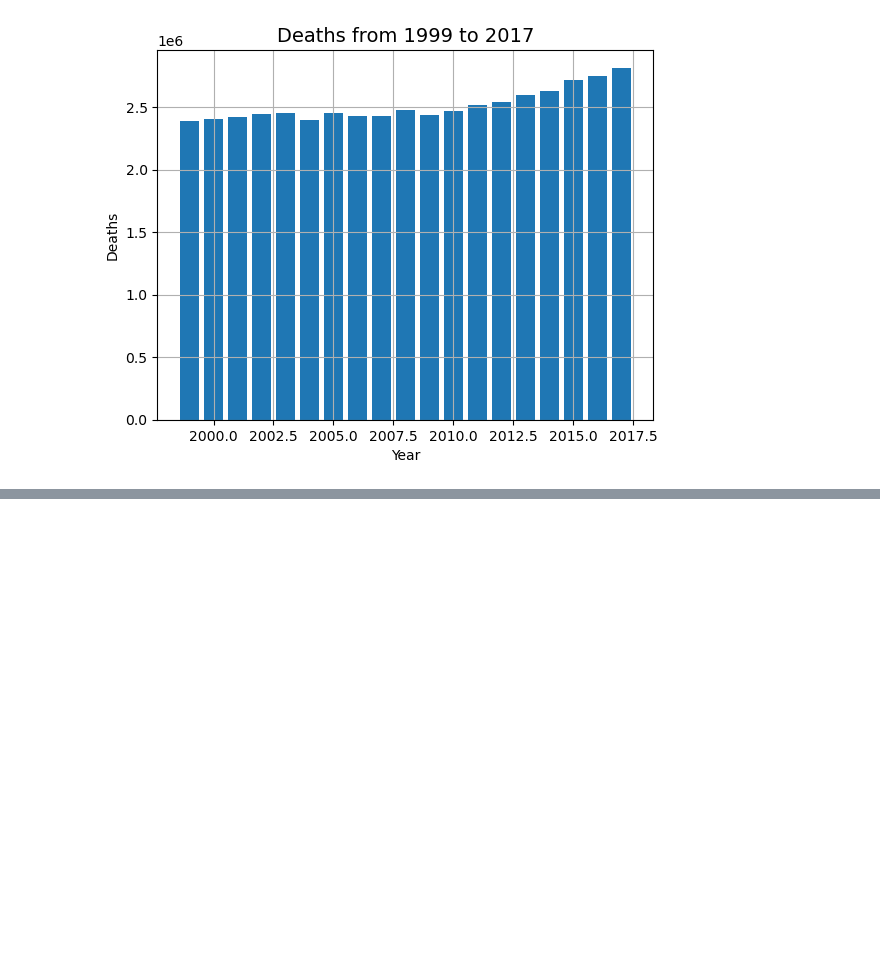
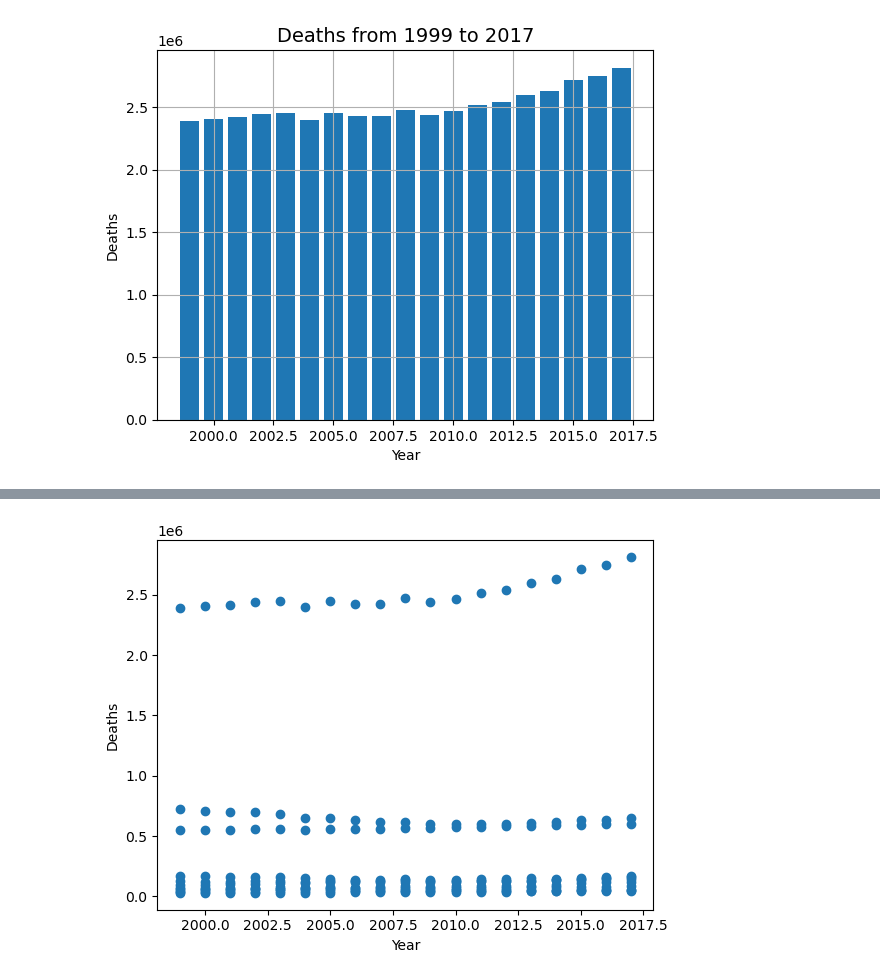
Before and after one commit to Orendain12/Final-Project, a Jupyter notebook: ML_StartingModel_JM.ipynb, the cells around one changed output, grey strips where cells are left out. Cells and saved outputs as stored; diff of their text form; code cells hidden in the pictures; blank space fills up the shorter version.

```diff
--- a/ML_StartingModel_JM.ipynb
+++ b/ML_StartingModel_JM.ipynb
@@ -33,0 +84,7 @@ plt.show()
+# %%
+plt.scatter(all_US.Year, all_US.Deaths)
+plt.xlabel('Year')
+plt.ylabel('Deaths')
+plt.show()
+# %% [output]
+[figure, added]
```
Also changed, not shown: parts of 8 cells of this notebook.
